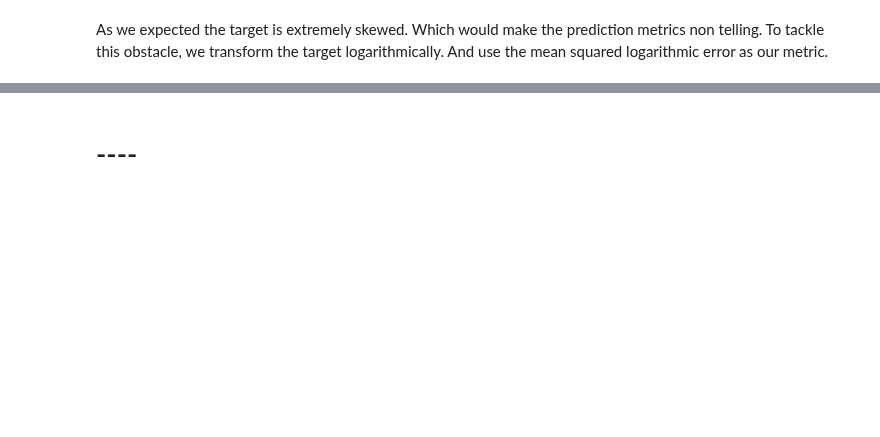
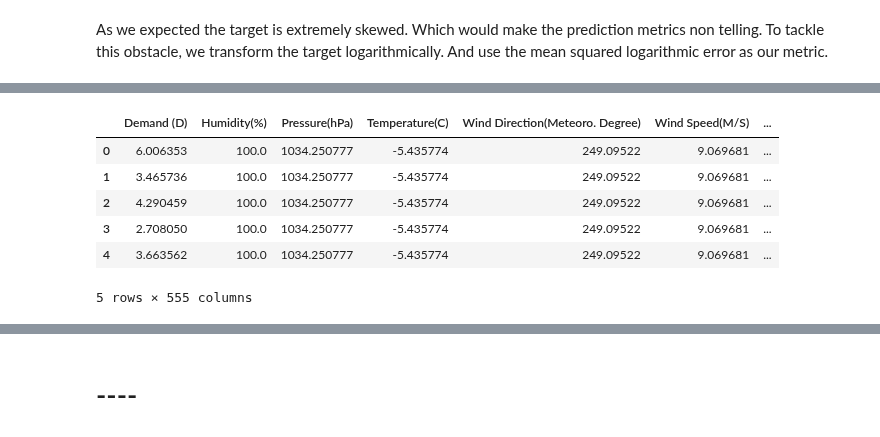
Before and after one commit to SepehrRad/aaa21, a Jupyter notebook: notebooks/prediction_svm.ipynb, the cells around one changed output, grey strips where cells are left out. Cells and saved outputs as stored; diff of their text form; code cells hidden in the pictures; blank space fills up the shorter version.

```diff
--- a/notebooks/prediction_svm.ipynb
+++ b/notebooks/prediction_svm.ipynb
@@ -82,10 +86,18 @@ plt.show()
 # %%
 #Train - Validation - Test Split
-train_val_data, test_data = prediction_svm.split_data_sets_for_svm(daily_demand, temporal_resolution='D',
+train_data, val_data, test_data = prediction_svm.split_data_sets_for_svm(daily_demand, temporal_resolution='D',
                                                                test_size=0.2, validation_size=0.2)
 # %%
 #Augmented data
-train_val_data.items.head(5)
+train_data.head(5)
+# %% [output]
+|  | Demand (D) | Humidity(%) | Pressure(hPa) | Temperature(C) | Wind Direction(Meteoro. Degree) | Wind Speed(M/S) | ... |
+| 0 | 6.006353 | 100.0 | 1034.250777 | -5.435774 | 249.09522 | 9.069681 | ... |
+| 1 | 3.465736 | 100.0 | 1034.250777 | -5.435774 | 249.09522 | 9.069681 | ... |
+| 2 | 4.290459 | 100.0 | 1034.250777 | -5.435774 | 249.09522 | 9.069681 | ... |
+| 3 | 2.708050 | 100.0 | 1034.250777 | -5.435774 | 249.09522 | 9.069681 | ... |
+| 4 | 3.663562 | 100.0 | 1034.250777 | -5.435774 | 249.09522 | 9.069681 | ... |
+5 rows × 555 columns
 # %%
 #Categorical and Continuous Variables
 print('Continuous variables:')
```
Also changed, not shown: parts of 11 cells of this notebook, 1 other file.
